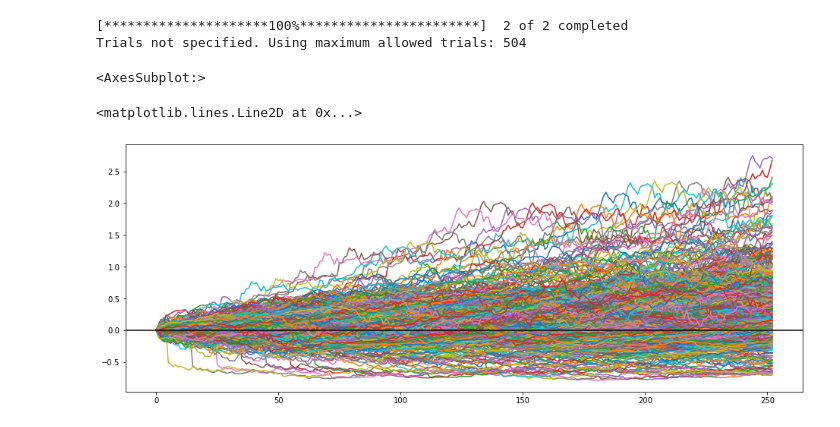
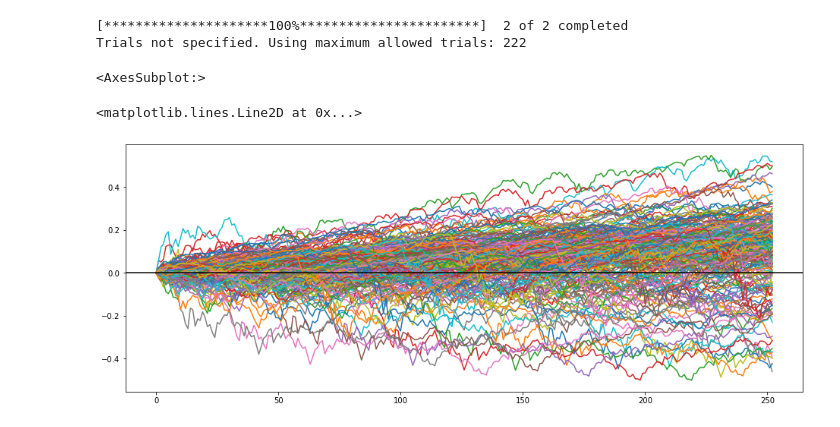
Before and after one commit to meihkv/Stock-Analyzer, a Jupyter notebook: notebooks/dollar_cost_avg.ipynb, the cells around one changed output. Cells and saved outputs as stored; diff of their text form; code cells hidden in the pictures.

```diff
--- a/notebooks/dollar_cost_avg.ipynb
+++ b/notebooks/dollar_cost_avg.ipynb
@@ -10,7 +10,7 @@ import pandas as pd
 from matplotlib import pyplot as plt
 # %%
 def get_stock(symbol, start, end):
-    stocks = yf.download("SPY " + symbol, start, end)
+    stocks = yf.download("SPX " + symbol, start, end)
     assert (len(stocks.columns) > 1), "Could not find symbol " + symbol
     return stocks['Adj Close'][[symbol]]
 # %%
@@ -46,23 +46,23 @@ def timing_experiment(symbol, measured_days, step_size, trials = None):
         tests[key_name] = test
     return pd.DataFrame(tests)
 # %%
-symbols = get_stock('AAPL', '2000-01-06', '2021-01-29')
+symbols = get_stock('VTI', '2001-06-15', '2021-01-06')
 symbol = symbols.loc[symbols.first_valid_index():]
 result = timing_experiment(
     symbol = symbol,
     measured_days = 253,
-    step_size = 10
+    step_size = 21
     )
 
 result.plot(figsize=(16,6), legend = False)
 plt.axhline(y=0, color='black', linestyle='-')
 plt.show()
 # %% [output]
 [*********************100%***********************]  2 of 2 completed
-Trials not specified. Using maximum allowed trials: 504
+Trials not specified. Using maximum allowed trials: 222
 <AxesSubplot:>
 <matplotlib.lines.Line2D at 0x...>
-[figure, old version]
+[figure, new version]
 # %%
 end_values = result.iloc[len(result)-1]
 loss_count = len(end_values[end_values <= 0])
```
Also changed, not shown: parts of 2 cells of this notebook.
